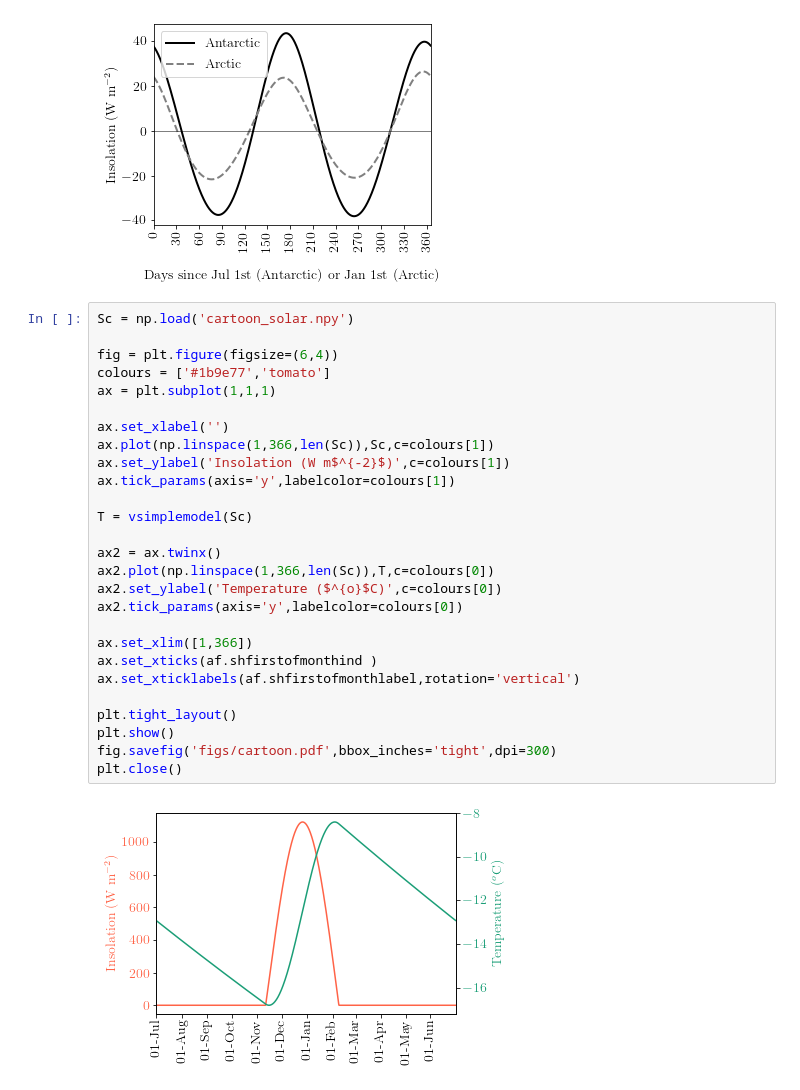
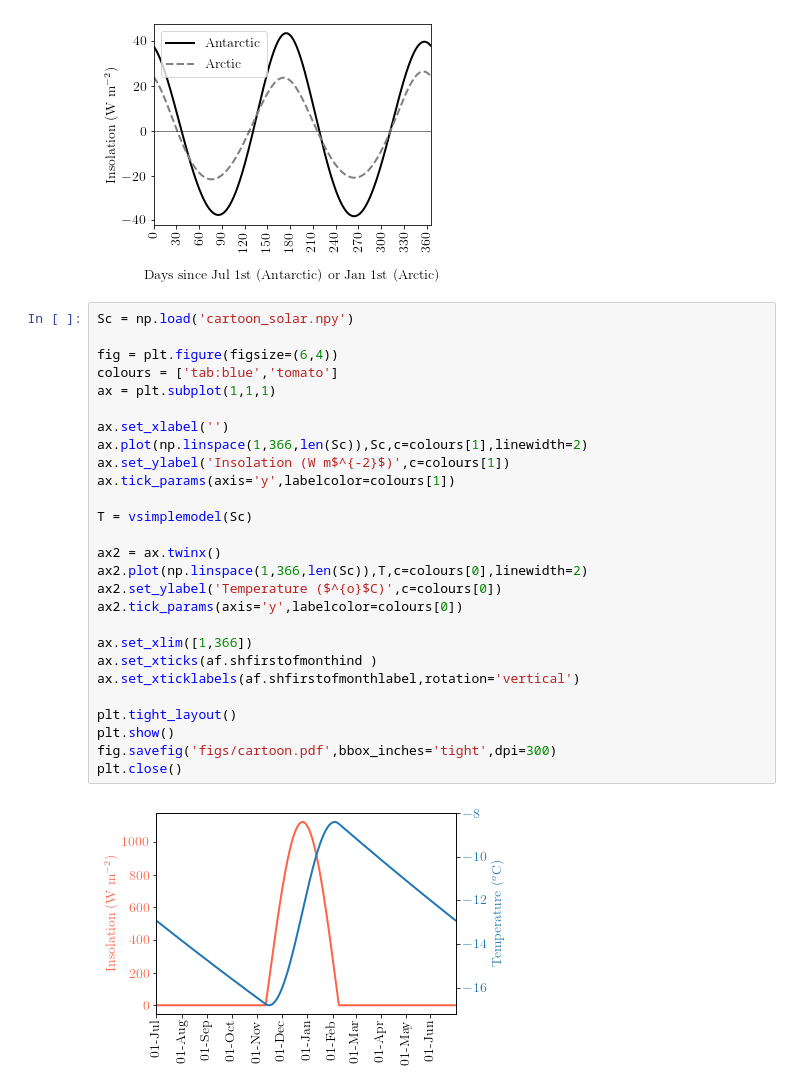
Before and after one commit to lettie-roach/analysis_antarctic-asym, a Jupyter notebook: aasym3_solar.ipynb, the cells around one changed output. Saved outputs shown, nothing was run; the diff lists cells and outputs as text.

```diff
--- a/aasym3_solar.ipynb
+++ b/aasym3_solar.ipynb
@@ -188,29 +188,29 @@ Arctic solar asymmetry -20.44 days
 # %%
 Sc = np.load('cartoon_solar.npy')
 
 fig = plt.figure(figsize=(6,4))
-colours = ['#1b9e77','tomato']
+colours = ['tab:blue','tomato']
 ax = plt.subplot(1,1,1)
 
 ax.set_xlabel('')
-ax.plot(np.linspace(1,366,len(Sc)),Sc,c=colours[1])
+ax.plot(np.linspace(1,366,len(Sc)),Sc,c=colours[1],linewidth=2)
 ax.set_ylabel('Insolation (W m$^{-2}$)',c=colours[1])
 ax.tick_params(axis='y',labelcolor=colours[1])
 
 T = vsimplemodel(Sc)
 
 ax2 = ax.twinx()
-ax2.plot(np.linspace(1,366,len(Sc)),T,c=colours[0])
+ax2.plot(np.linspace(1,366,len(Sc)),T,c=colours[0],linewidth=2)
 ax2.set_ylabel('Temperature ($^{o}$C)',c=colours[0])
 ax2.tick_params(axis='y',labelcolor=colours[0])
 
 ax.set_xlim([1,366])
 ax.set_xticks(af.shfirstofmonthind )
 ax.set_xticklabels(af.shfirstofmonthlabel,rotation='vertical')
 
 plt.tight_layout()
 plt.show()
 fig.savefig('figs/cartoon.pdf',bbox_inches='tight',dpi=300)
 plt.close()
 # %% [output]
-[figure, old version]
+[figure, new version]
```
Also changed, not shown: 1 other file.
